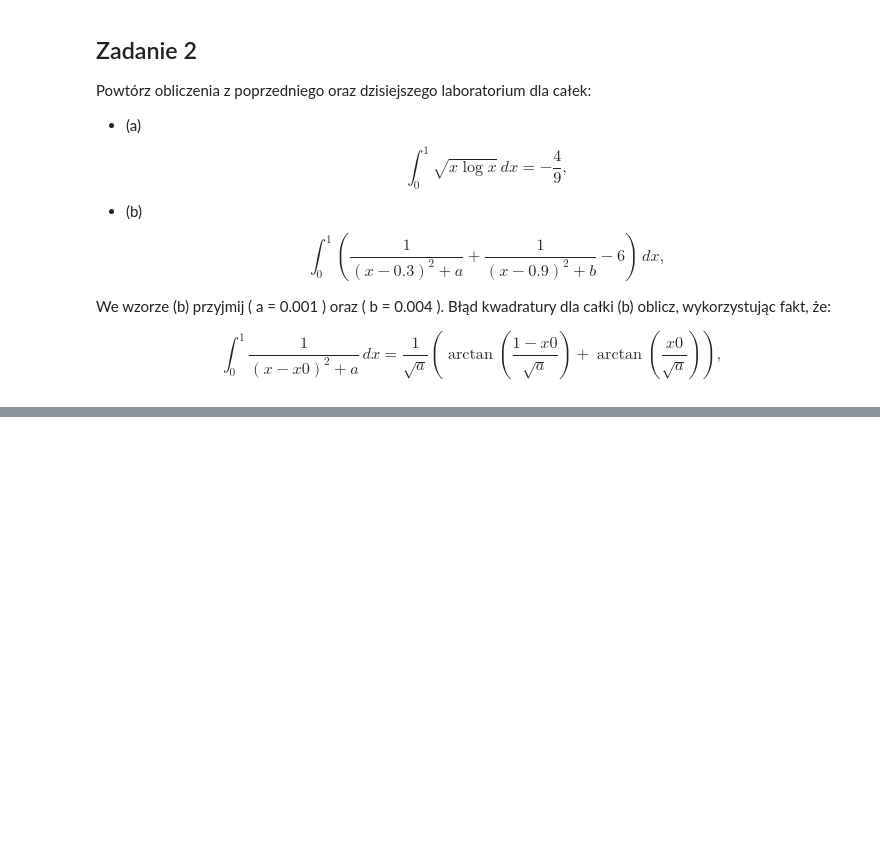
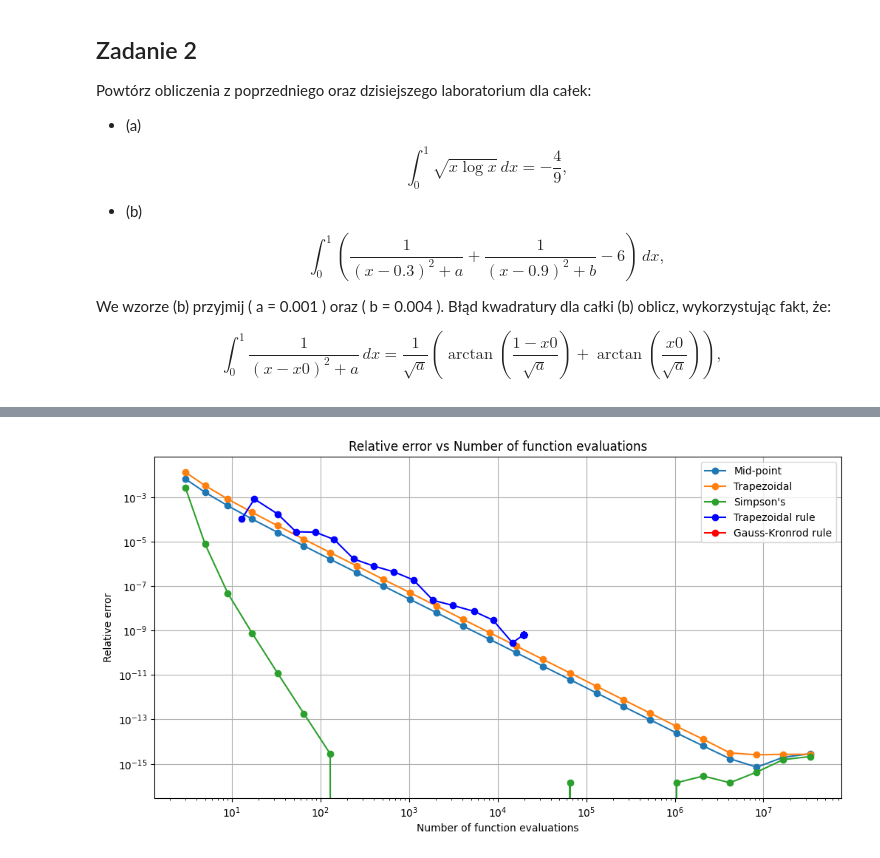
Before and after one commit to biganton/MOWNIT, a Jupyter notebook: lab7/lab7.ipynb, the cells around one changed output, grey strips where cells are left out. Saved outputs shown, nothing was run; the diff lists cells and outputs as text; code cells hidden in the pictures; blank space fills up the shorter version.

```diff
--- a/lab7/lab7.ipynb
+++ b/lab7/lab7.ipynb
@@ -26,0 +85,36 @@ $$ \int_0^1 \frac{1}{(x-x0)^2 + a} \, dx = \frac{1}{\sqrt{a}} \left( \arctan \le
+# %%
+def mid_point_rule(y, x):
+    midpoints = (x[:-1] + x[1:]) / 2
+    widths = x[1:] - x[:-1]
+    return np.sum(f(midpoints) * widths)
+
+def calculate_integral_error(method, m):
+    errors = []
+    for i in range(1, m+1):
+        n = 2**i + 1
+        x = np.linspace(0, 1, n)
+        y = f(x)
+        integral = method(y, x=x)
+        error = np.abs((integral - true_value) / true_value)
+        errors.append(error)
+    return errors
+
+m_values = 2**np.arange(1, 26) + 1
+errors_midpoint = calculate_integral_error(mid_point_rule, 25)
+errors_trapezoidal2 = calculate_integral_error(trapezoid, 25)
+errors_simpson = calculate_integral_error(simpson, 25)
+
+plt.figure(figsize=(12, 6))
+plt.loglog(m_values, errors_midpoint, label='Mid-point', marker='o')
+plt.loglog(m_values, errors_trapezoidal2, label='Trapezoidal', marker='o')
+plt.loglog(m_values, errors_simpson, label='Simpson\'s', marker='o')
+plt.loglog(evaluations_trapezoidal, errors_trapezoidal, 'bo-', label='Trapezoidal rule')
+plt.loglog(evaluations_gauss_kronrod, errors_gauss_kronrod, 'ro-', label='Gauss-Kronrod rule')
+plt.xlabel('Number of function evaluations')
+plt.ylabel('Relative error')
+plt.title('Relative error vs Number of function evaluations')
+plt.legend()
+plt.grid(True)
+plt.show()
+# %% [output]
+[figure, added]
```
Also changed, not shown: parts of 16 cells of this notebook.
